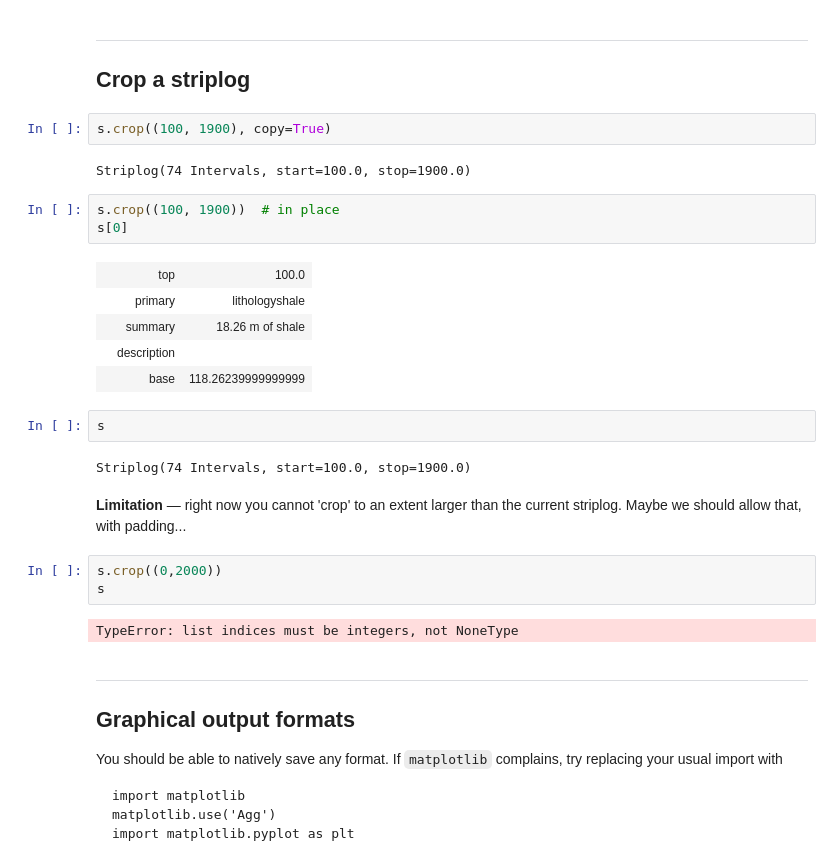
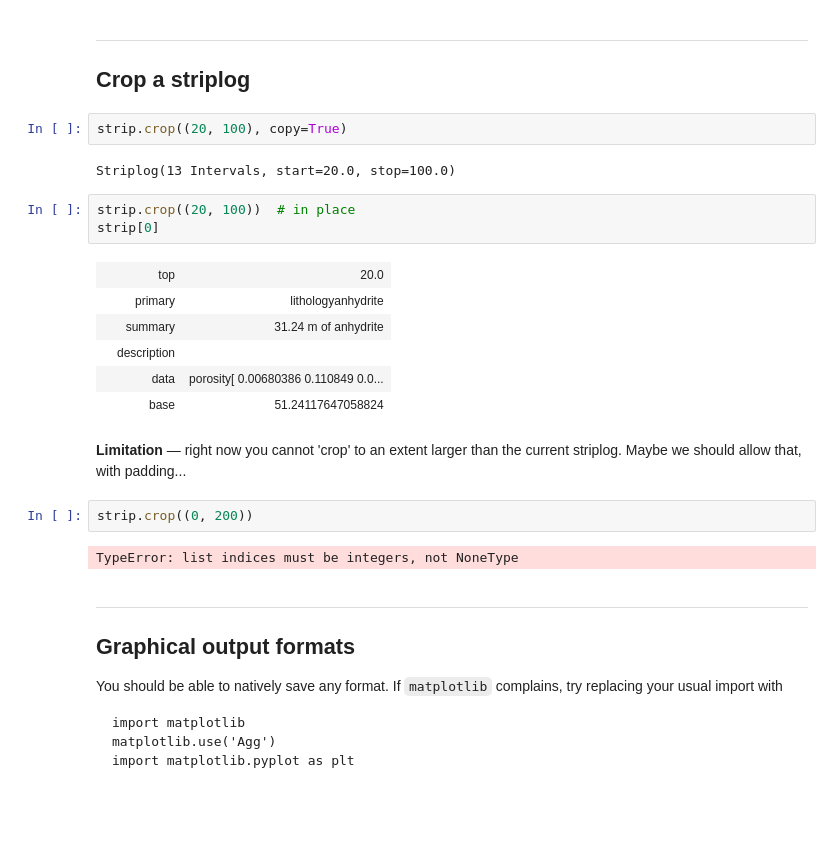
Before and after one commit to agilescientific/striplog, a Jupyter notebook: tutorial/Striplog_expert.ipynb, the cells around one changed output. Drawn from its saved outputs; the diff is of its cells as text; blank space fills up the shorter version.

```diff
--- a/tutorial/Striplog_expert.ipynb
+++ b/tutorial/Striplog_expert.ipynb
@@ -613,29 +638,25 @@ strip.histogram()
 
 ## Crop a striplog
 # %%
-s.crop((100, 1900), copy=True)
+strip.crop((20, 100), copy=True)
 # %% [output]
-Striplog(74 Intervals, start=100.0, stop=1900.0)
+Striplog(13 Intervals, start=20.0, stop=100.0)
 # %%
-s.crop((100, 1900))  # in place
-s[0]
+strip.crop((20, 100))  # in place
+strip[0]
 # %% [output]
-|  | top | 100.0 |
-|  | primary | lithologyshale |
-|  | summary | 18.26 m of shale |
+|  | top | 20.0 |
+|  | primary | lithologyanhydrite |
+|  | summary | 31.24 m of anhydrite |
 |  | description |  |
-|  | base | 118.26239999999999 |
+|  | data | porosity[ 0.00680386 0.110849 0.0... |
+|  | base | 51.24117647058824 |
-# %%
-s
-# %% [output]
-Striplog(74 Intervals, start=100.0, stop=1900.0)
 # %% [markdown]
 **Limitation** — right now you cannot 'crop' to an extent larger than the current striplog. Maybe we should allow that, with padding...
-# %%
-s.crop((0,2000))
-s
-# %% [output]
-TypeError: list indices must be integers, not NoneType
+# %%
+strip.crop((0, 200))
+# %% [output]
+TypeError: list indices must be integers, not NoneType
 # %% [markdown]
 <hr />
 
```
Also changed, not shown: parts of 55 cells of this notebook, 4 other files.
